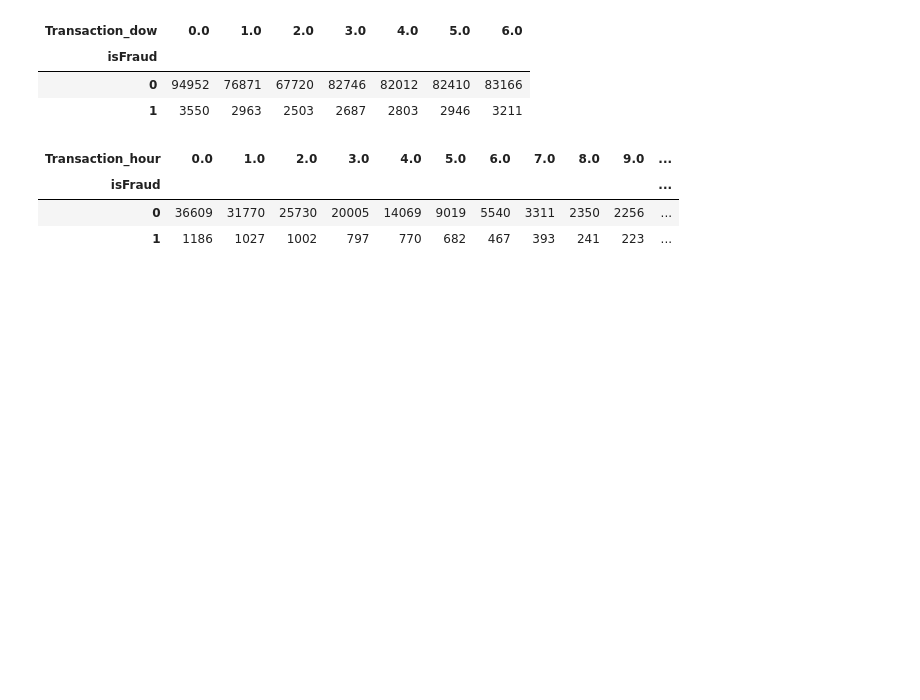
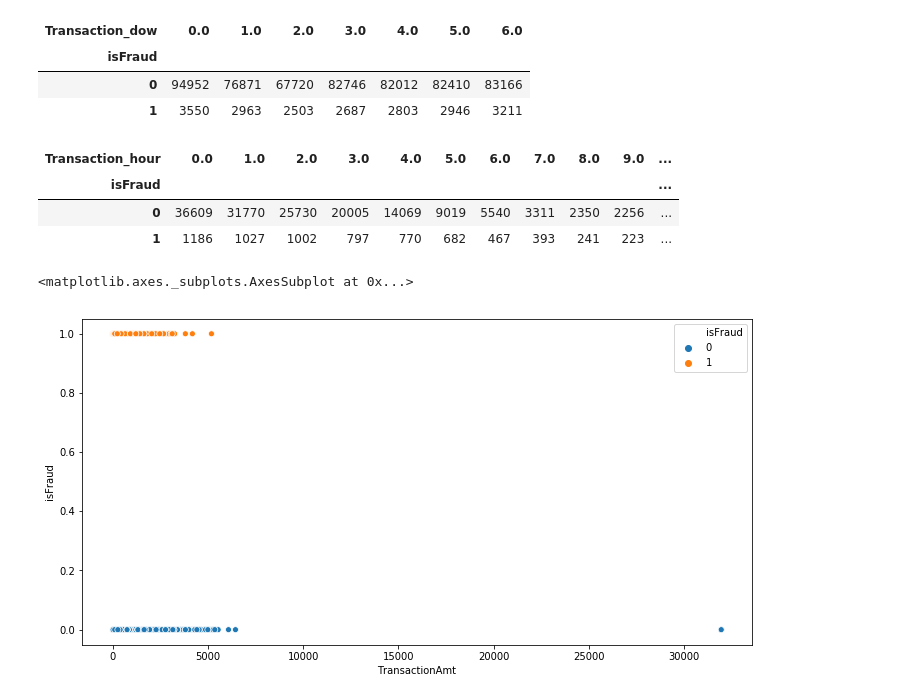
Before and after one commit to mxn170019/Ieee_Fraud-Detection-Kaggle-competition, a Jupyter notebook: ieeeFraud_Detection.ipynb, the cells around one changed output. Cells and saved outputs as stored; diff of their text form; code cells hidden in the pictures; blank space fills up the shorter version.

```diff
--- a/ieeeFraud_Detection.ipynb
+++ b/ieeeFraud_Detection.ipynb
@@ -135,3 +137,10 @@ pd.crosstab(train_tran_df['Transaction_hour'],train_tran_df.isFraud).transpose()
 | isFraud |  |  |  |  |  |  |  |  |  |  | ... |
 | 0 | 36609 | 31770 | 25730 | 20005 | 14069 | 9019 | 5540 | 3311 | 2350 | 2256 | ... |
 | 1 | 1186 | 1027 | 1002 | 797 | 770 | 682 | 467 | 393 | 241 | 223 | ... |
+# %%
+# Transaction Amount vs fraud
+plt.figure(figsize = (12,6))
+sns.scatterplot(x = train_tran_df.TransactionAmt,y = train_tran_df.isFraud,hue = train_tran_df.isFraud)
+# %% [output]
+<matplotlib.axes._subplots.AxesSubplot at 0x...>
+[figure, added]
```
Also changed, not shown: parts of 2 cells of this notebook.
